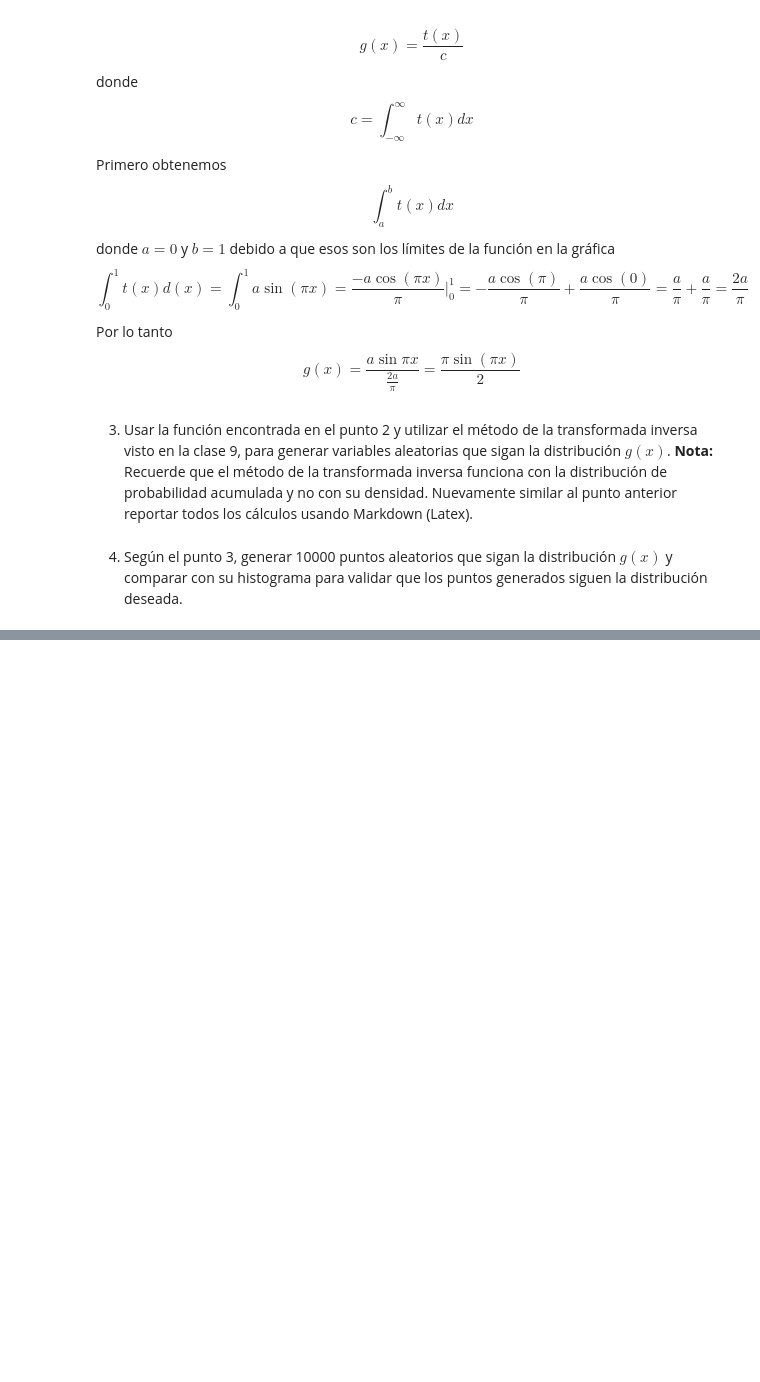
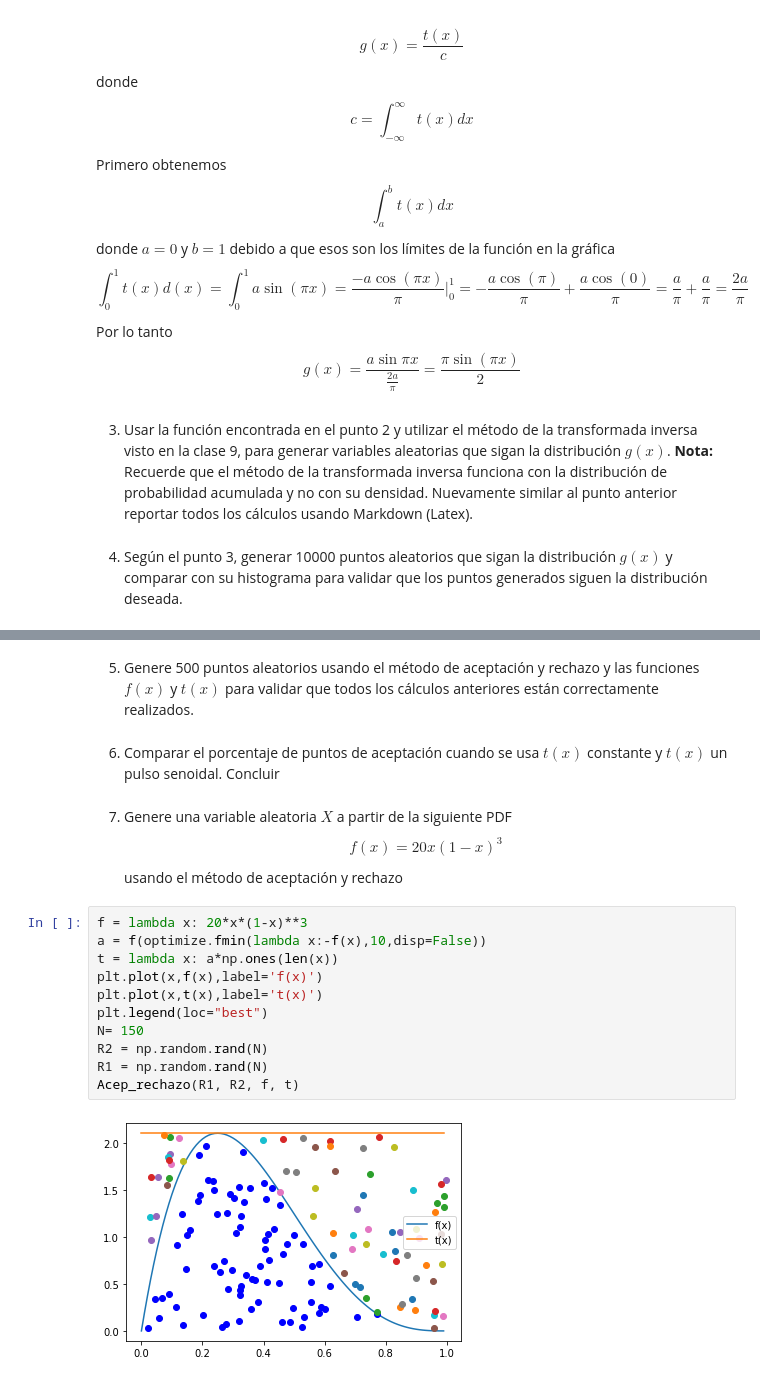
Before and after one commit to danielgarciah/Tarea-6_PBuenrostro_DGarcia, a Jupyter notebook: Tarea 6_PBuenrostro_DGarcia.ipynb, the cells around one changed output, grey strips where cells are left out. Saved outputs shown, nothing was run; the diff lists cells and outputs as text; blank space fills up the shorter version.

```diff
--- a/Tarea 6_PBuenrostro_DGarcia.ipynb
+++ b/Tarea 6_PBuenrostro_DGarcia.ipynb
@@ -96,0 +113,21 @@ $$g(x)=\frac{a\sin{\pi x}}{\frac{2a}{\pi}}=\frac{\pi\sin(\pi x)}{2}$$
+# %% [markdown]
+5. Genere 500 puntos aleatorios usando el método de aceptación y rechazo y las funciones $f(x)$ y $t(x)$ para validar que todos los cálculos anteriores están correctamente realizados.
+# %% [markdown]
+6. Comparar el porcentaje de puntos de aceptación cuando se usa $t(x)$ constante y $t(x)$ un pulso senoidal. Concluir
+# %% [markdown]
+7. Genere una variable aleatoria $X$ a partir de la siguiente PDF
+$$f(x)=20x(1-x)^3$$
+usando el método de aceptación y rechazo
+# %%
+f = lambda x: 20*x*(1-x)**3
+a = f(optimize.fmin(lambda x:-f(x),10,disp=False))
+t = lambda x: a*np.ones(len(x))
+plt.plot(x,f(x),label='f(x)')
+plt.plot(x,t(x),label='t(x)')
+plt.legend(loc="best")
+N= 150
+R2 = np.random.rand(N)
+R1 = np.random.rand(N)
+Acep_rechazo(R1, R2, f, t)
+# %% [output]
+[figure, added]
```
Also changed, not shown: parts of 2 cells of this notebook.
